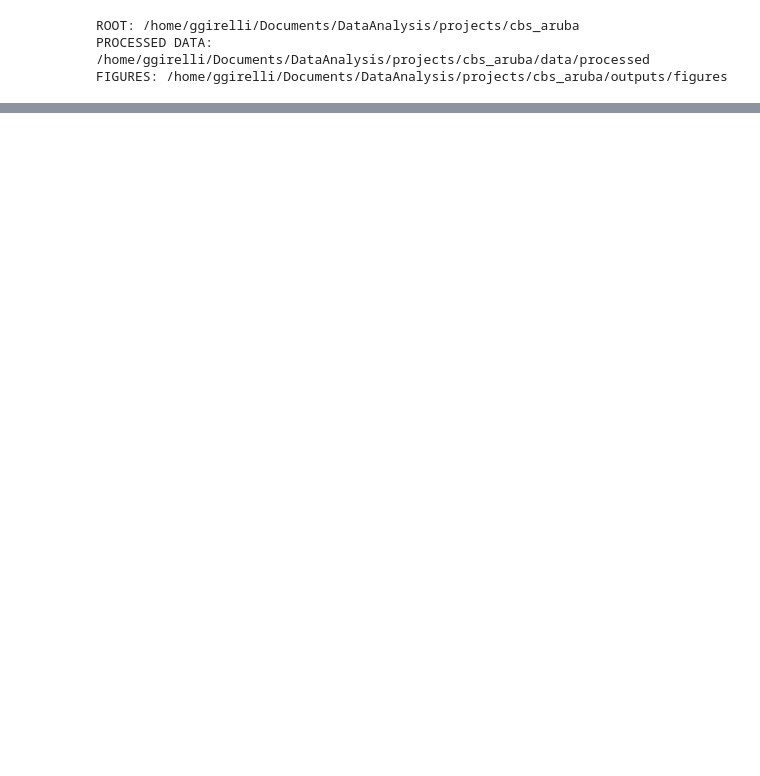
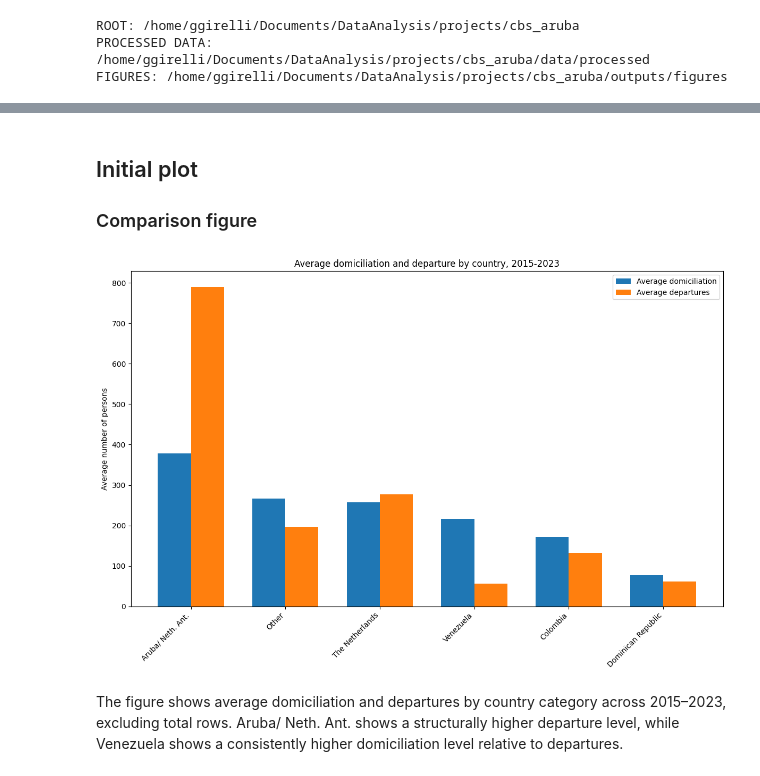
Before and after one commit to GirelliG-it/aruba_population_analyses, a Jupyter notebook: notebooks/1_11-1_12-dom-dep.ipynb, the cells around one changed output, grey strips where cells are left out. Saved outputs shown, nothing was run; the diff lists cells and outputs as text; code cells hidden in the pictures; blank space fills up the shorter version.

```diff
--- a/notebooks/1_11-1_12-dom-dep.ipynb
+++ b/notebooks/1_11-1_12-dom-dep.ipynb
@@ -69,4 +113,6 @@ None
 # %%
-print(dep.head())
-print(dep.info())
+total_dep_df = dep_df[dep_df["Country"].eq("Total Departures")].copy()
+country_dep_df = dep_df[~dep_df["Country"].eq("Total Departures")].copy()
+
+country_dep_df["value"].describe()
 # %% [output]
@@ -90,0 +173,15 @@ None
+# %%
+summary = (
+    country_dom_df.groupby("Country")["value"]
+    .agg(mean_domiciliation="mean", median_domiciliation="median")
+    .join(
+        country_dep_df.groupby("Country")["value"]
+        .agg(mean_departures="mean", median_departures="median")
+    )
+)
+
+summary["mean_balance"] = (
+    summary["mean_domiciliation"] - summary["mean_departures"]
+)
+
+summary.sort_values("mean_balance")
@@ -90,0 +198,29 @@ None
+# %% [markdown]
+## Initial plot
+
+### Comparison figure
+# %%
+summary.index = summary.index.str.strip()
+plot_df = summary[~summary.index.str.startswith("Total")].copy()
+
+plot_df = plot_df.sort_values(by="mean_domiciliation", ascending=False)
+
+x = np.arange(len(plot_df.index))
+width = 0.35
+
+plt.figure(figsize=(12,8))
+
+plt.bar(x - width/2, plot_df["mean_domiciliation"], width, label="Average domiciliation")
+plt.bar(x + width/2, plot_df["mean_departures"], width, label="Average departures")
+
+plt.xticks(x, plot_df.index, rotation=45, ha="right")
+plt.ylabel("Average number of persons")
+plt.title("Average domiciliation and departure by country, 2015-2023")
+plt.legend()
+plt.tight_layout()
+
+plt.show()
+# %% [output]
+[figure, added]
+# %% [markdown]
+The figure shows average domiciliation and departures by country category across 2015–2023, excluding total rows. Aruba/ Neth. Ant. shows a structurally higher departure level, while Venezuela shows a consistently higher domiciliation level relative to departures.
```
Also changed, not shown: parts of 23 cells of this notebook, 2 other files.
